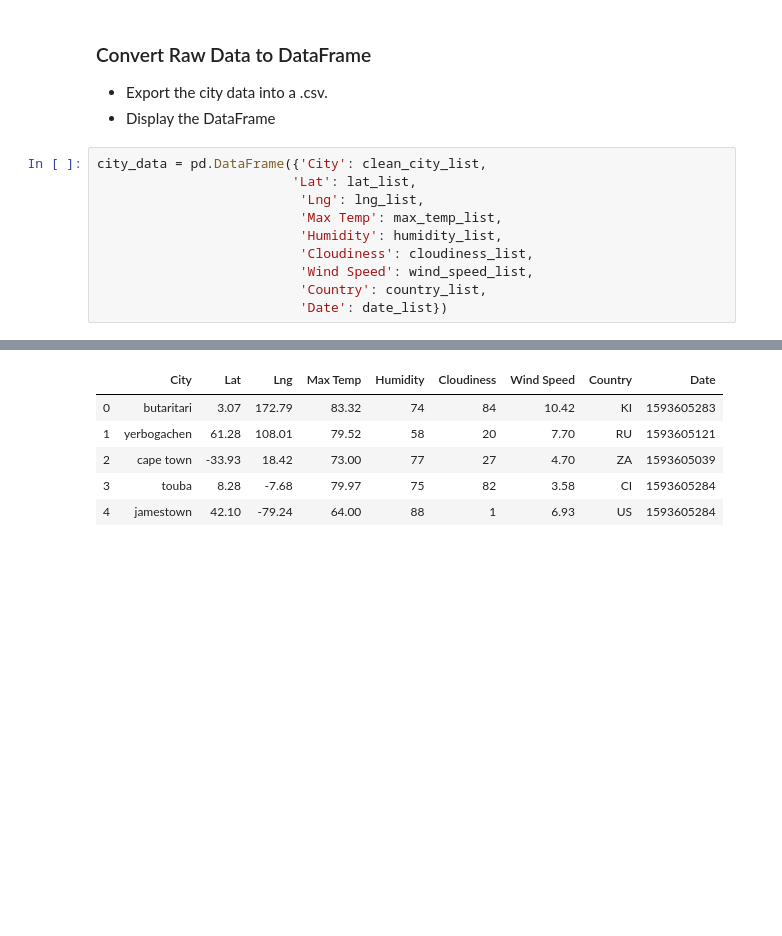
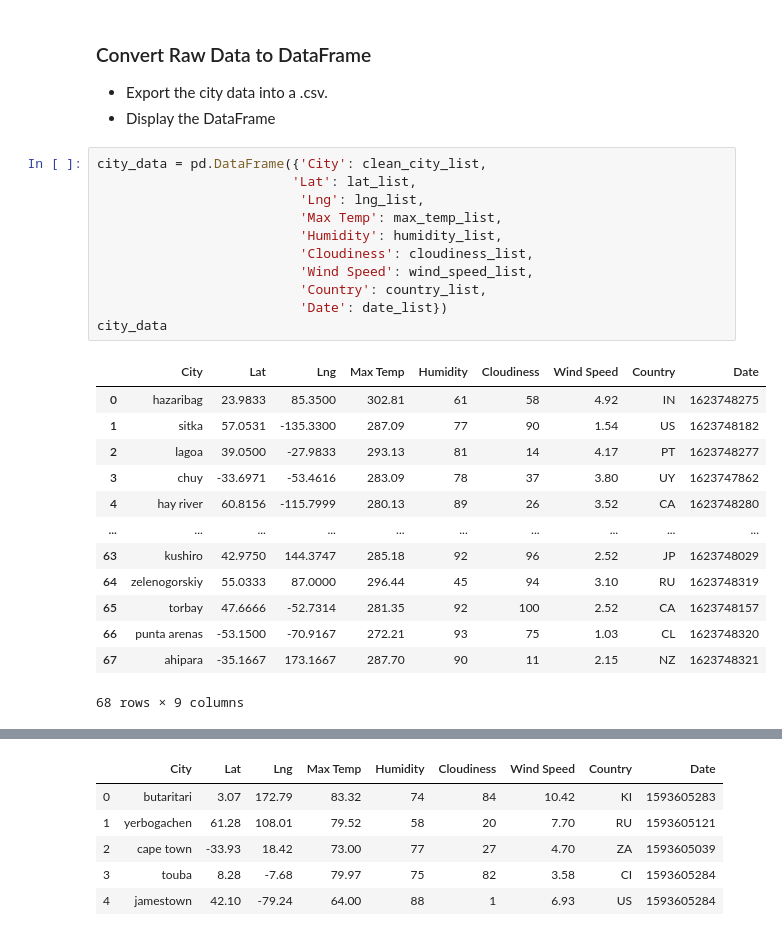
Before and after one commit to cjdance/python-api-challenge, a Jupyter notebook: WeatherPy/WeatherPy-Test.ipynb, the cells around one changed output, grey strips where cells are left out. Saved outputs shown, nothing was run; the diff lists cells and outputs as text; blank space fills up the shorter version.

Commit message:
SUmmary dataframe is complete and also ran .describe() on frame to determine any outlier humidity values.

```diff
--- a/WeatherPy/WeatherPy-Test.ipynb
+++ b/WeatherPy/WeatherPy-Test.ipynb
@@ -125,10 +141,25 @@ Data Retrieval Complete
 # %%
 city_data = pd.DataFrame({'City': clean_city_list,
                          'Lat': lat_list,
                           'Lng': lng_list,
                           'Max Temp': max_temp_list,
                           'Humidity': humidity_list,
                           'Cloudiness': cloudiness_list,
                           'Wind Speed': wind_speed_list,
                           'Country': country_list,
                           'Date': date_list})
+city_data
+# %% [output]
+|  | City | Lat | Lng | Max Temp | Humidity | Cloudiness | Wind Speed | Country | Date |
+| 0 | hazaribag | 23.9833 | 85.3500 | 302.81 | 61 | 58 | 4.92 | IN | 1623748275 |
+| 1 | sitka | 57.0531 | -135.3300 | 287.09 | 77 | 90 | 1.54 | US | 1623748182 |
+| 2 | lagoa | 39.0500 | -27.9833 | 293.13 | 81 | 14 | 4.17 | PT | 1623748277 |
+| 3 | chuy | -33.6971 | -53.4616 | 283.09 | 78 | 37 | 3.80 | UY | 1623747862 |
+| 4 | hay river | 60.8156 | -115.7999 | 280.13 | 89 | 26 | 3.52 | CA | 1623748280 |
+| ... | ... | ... | ... | ... | ... | ... | ... | ... | ... |
+| 63 | kushiro | 42.9750 | 144.3747 | 285.18 | 92 | 96 | 2.52 | JP | 1623748029 |
+| 64 | zelenogorskiy | 55.0333 | 87.0000 | 296.44 | 45 | 94 | 3.10 | RU | 1623748319 |
+| 65 | torbay | 47.6666 | -52.7314 | 281.35 | 92 | 100 | 2.52 | CA | 1623748157 |
+| 66 | punta arenas | -53.1500 | -70.9167 | 272.21 | 93 | 75 | 1.03 | CL | 1623748320 |
+| 67 | ahipara | -35.1667 | 173.1667 | 287.70 | 90 | 11 | 2.15 | NZ | 1623748321 |
+68 rows × 9 columns
```
Also changed, not shown: parts of 4 cells of this notebook.
